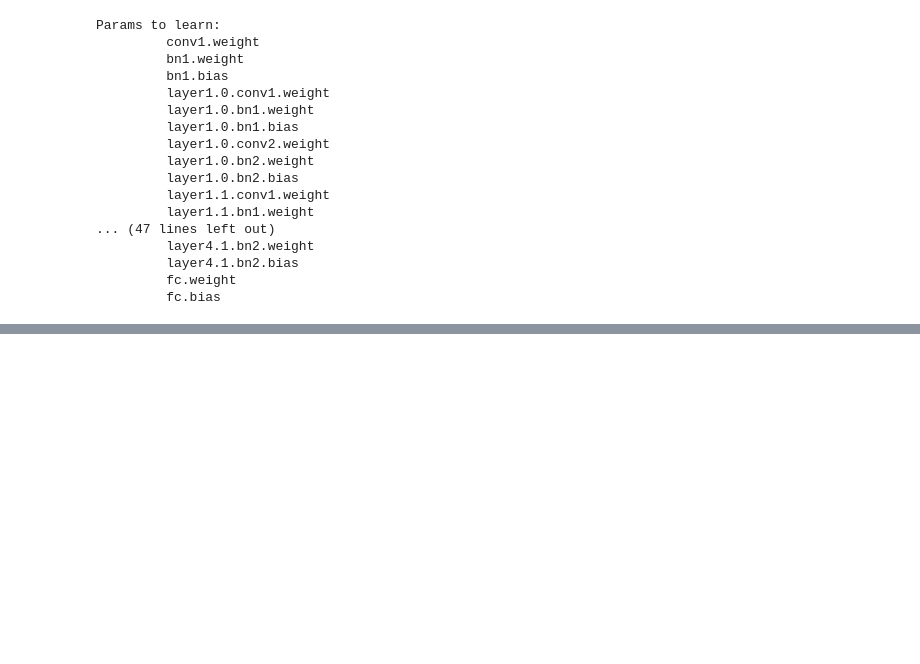
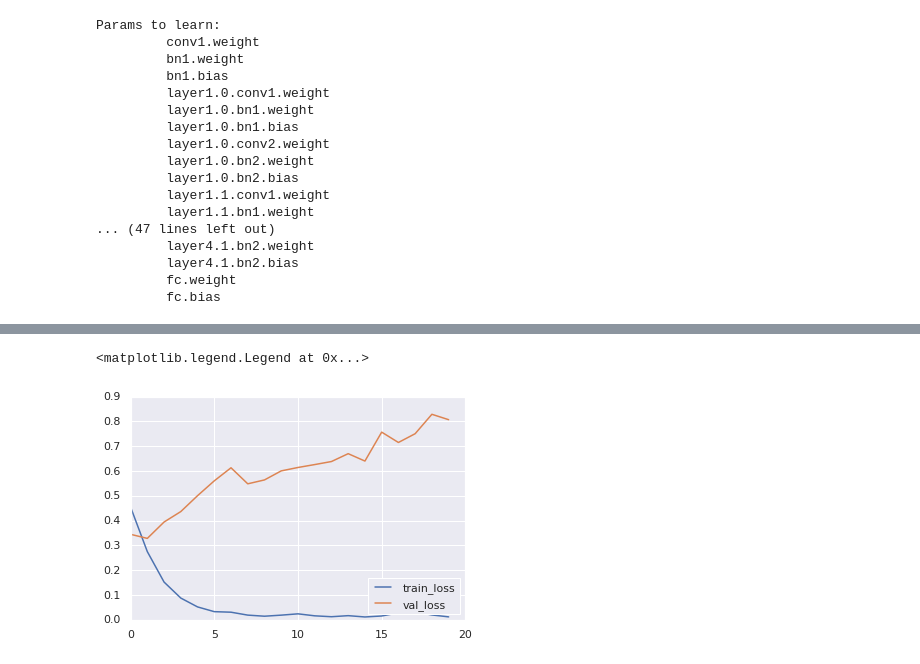
Before and after one commit to CMVSR/cuticulus, a Jupyter notebook: notebook.ipynb, the cells around one changed output, grey strips where cells are left out. Cells and saved outputs as stored; diff of their text form; code cells hidden in the pictures; blank space fills up the shorter version.

```diff
--- a/notebook.ipynb
+++ b/notebook.ipynb
@@ -245,0 +314,7 @@ Best val Acc: 0.876000
+# %%
+plt.plot(train_loss, label='train_loss')
+plt.plot(val_loss, label='val_loss')
+plt.legend(loc='lower right')
+# %% [output]
+<matplotlib.legend.Legend at 0x...>
+[figure, added]
```
Also changed, not shown: parts of 8 cells of this notebook.
